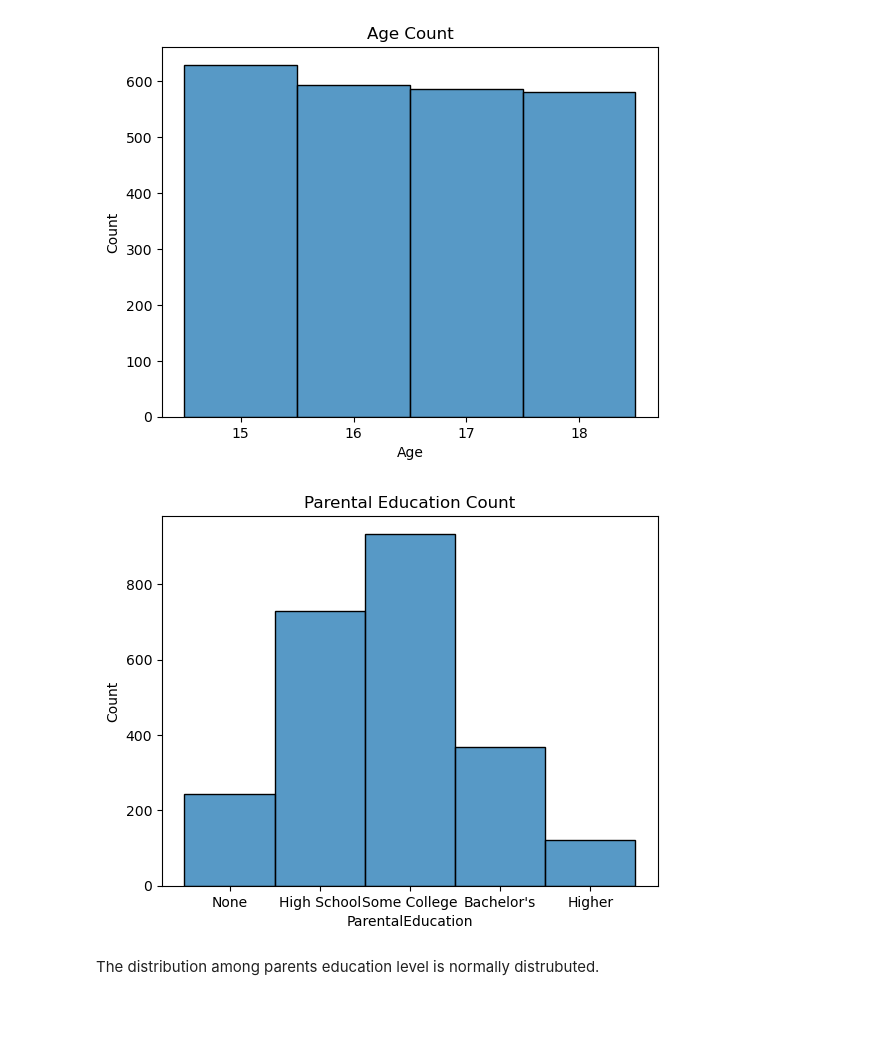
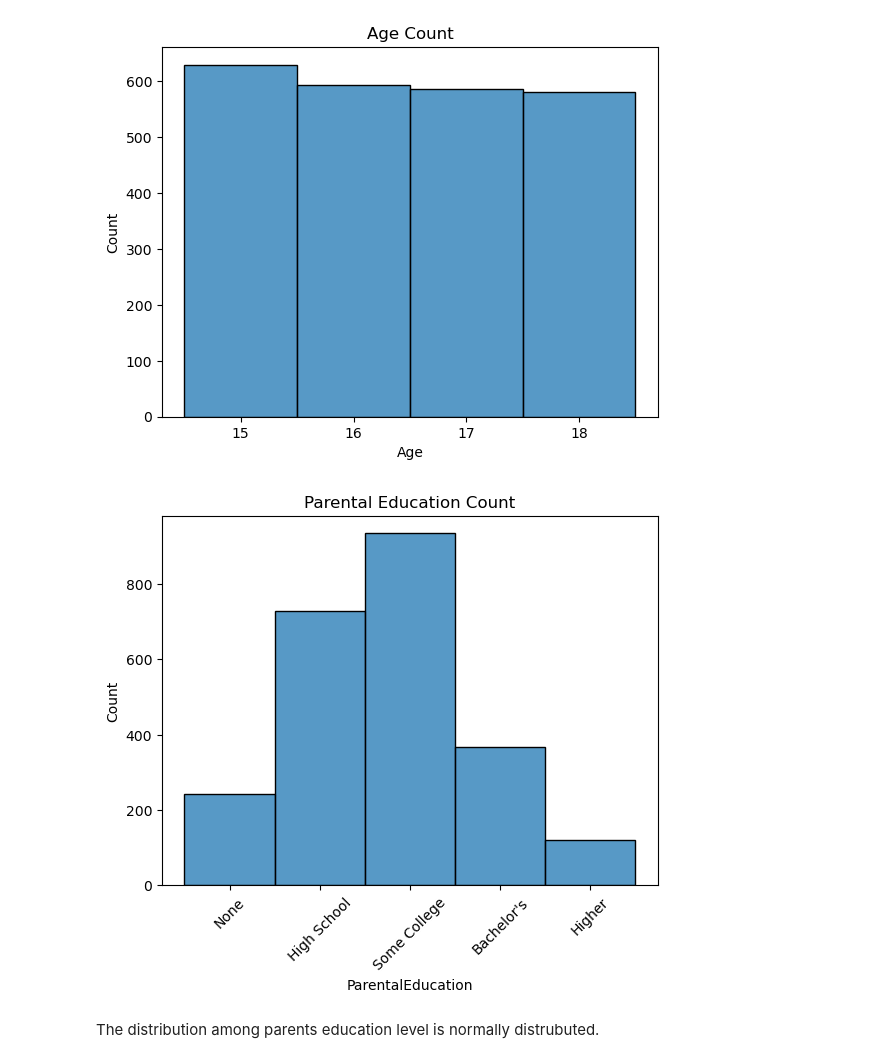
Before and after one commit to smendez9/Student_Performance_Classification, a Jupyter notebook: Student_Performance_Classification.ipynb, the cells around one changed output. Drawn from its saved outputs; the diff is of its cells as text; code cells hidden in the pictures; blank space fills up the shorter version.

```diff
--- a/Student_Performance_Classification.ipynb
+++ b/Student_Performance_Classification.ipynb
@@ -138,13 +150,14 @@ plt.show()
 # %%
 # view the parental education count
 pe_labels = ['None', 'High School', 'Some College', 'Bachelor\'s', 'Higher']
 
 sns.histplot(data['ParentalEducation'], kde = False, discrete = True)
 plt.title('Parental Education Count')
 plt.xticks(range(len(pe_labels)), labels=pe_labels)
+plt.xticks(rotation=45)
 plt.show()
 # %% [output]
-[figure, old version]
+[figure, new version]
 # %% [markdown]
 The distribution among parents education level is normally distrubuted.
 # %%
```
Also changed, not shown: parts of 42 cells of this notebook.
